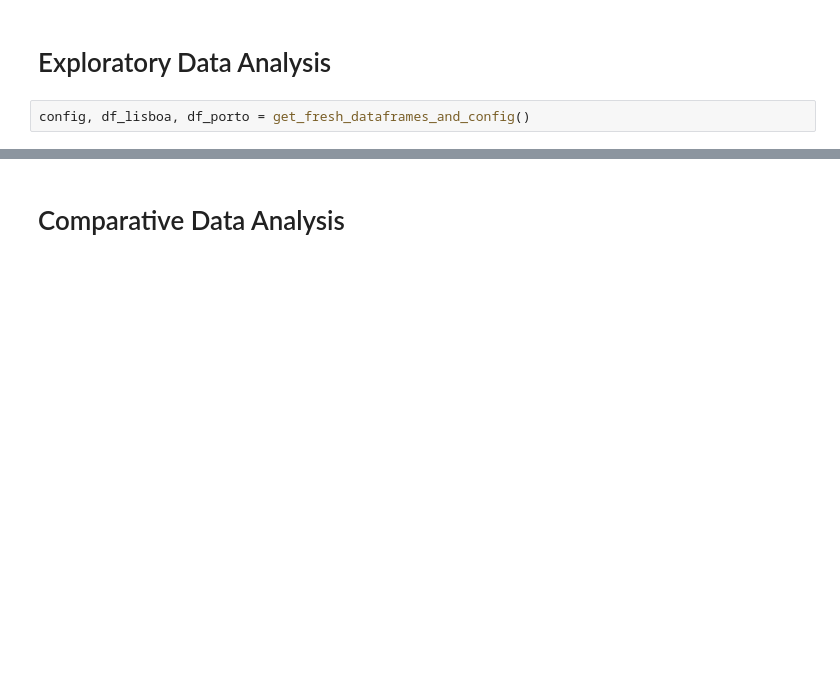
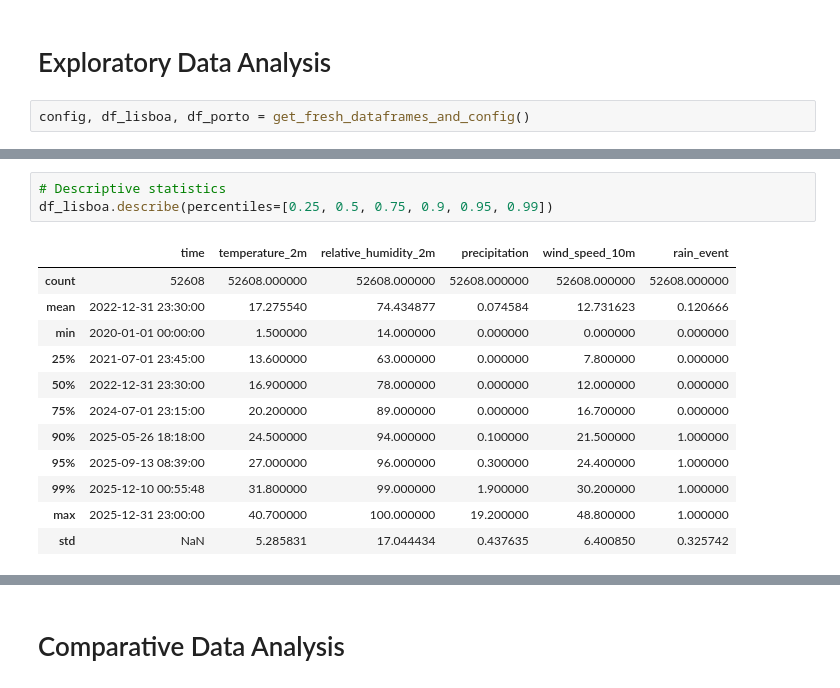
Before and after one commit to LouisSilva/Data-Stream-Mining-Practical-Assignment-1, a Jupyter notebook: practical_assignment.ipynb, the cells around one changed output, grey strips where cells are left out. Saved outputs shown, nothing was run; the diff lists cells and outputs as text; blank space fills up the shorter version.

```diff
--- a/practical_assignment.ipynb
+++ b/practical_assignment.ipynb
@@ -37,0 +96,16 @@ config, df_lisboa, df_porto = get_fresh_dataframes_and_config()
+# %%
+# Descriptive statistics
+df_lisboa.describe(percentiles=[0.25, 0.5, 0.75, 0.9, 0.95, 0.99])
+# %% [output]
+|  | time | temperature_2m | relative_humidity_2m | precipitation | wind_speed_10m | rain_event |
+| count | 52608 | 52608.000000 | 52608.000000 | 52608.000000 | 52608.000000 | 52608.000000 |
+| mean | 2022-12-31 23:30:00 | 17.275540 | 74.434877 | 0.074584 | 12.731623 | 0.120666 |
+| min | 2020-01-01 00:00:00 | 1.500000 | 14.000000 | 0.000000 | 0.000000 | 0.000000 |
+| 25% | 2021-07-01 23:45:00 | 13.600000 | 63.000000 | 0.000000 | 7.800000 | 0.000000 |
+| 50% | 2022-12-31 23:30:00 | 16.900000 | 78.000000 | 0.000000 | 12.000000 | 0.000000 |
+| 75% | 2024-07-01 23:15:00 | 20.200000 | 89.000000 | 0.000000 | 16.700000 | 0.000000 |
+| 90% | 2025-05-26 18:18:00 | 24.500000 | 94.000000 | 0.100000 | 21.500000 | 1.000000 |
+| 95% | 2025-09-13 08:39:00 | 27.000000 | 96.000000 | 0.300000 | 24.400000 | 1.000000 |
+| 99% | 2025-12-10 00:55:48 | 31.800000 | 99.000000 | 1.900000 | 30.200000 | 1.000000 |
+| max | 2025-12-31 23:00:00 | 40.700000 | 100.000000 | 19.200000 | 48.800000 | 1.000000 |
+| std | NaN | 5.285831 | 17.044434 | 0.437635 | 6.400850 | 0.325742 |
```
Also changed, not shown: parts of 16 cells of this notebook, 3 other files.
